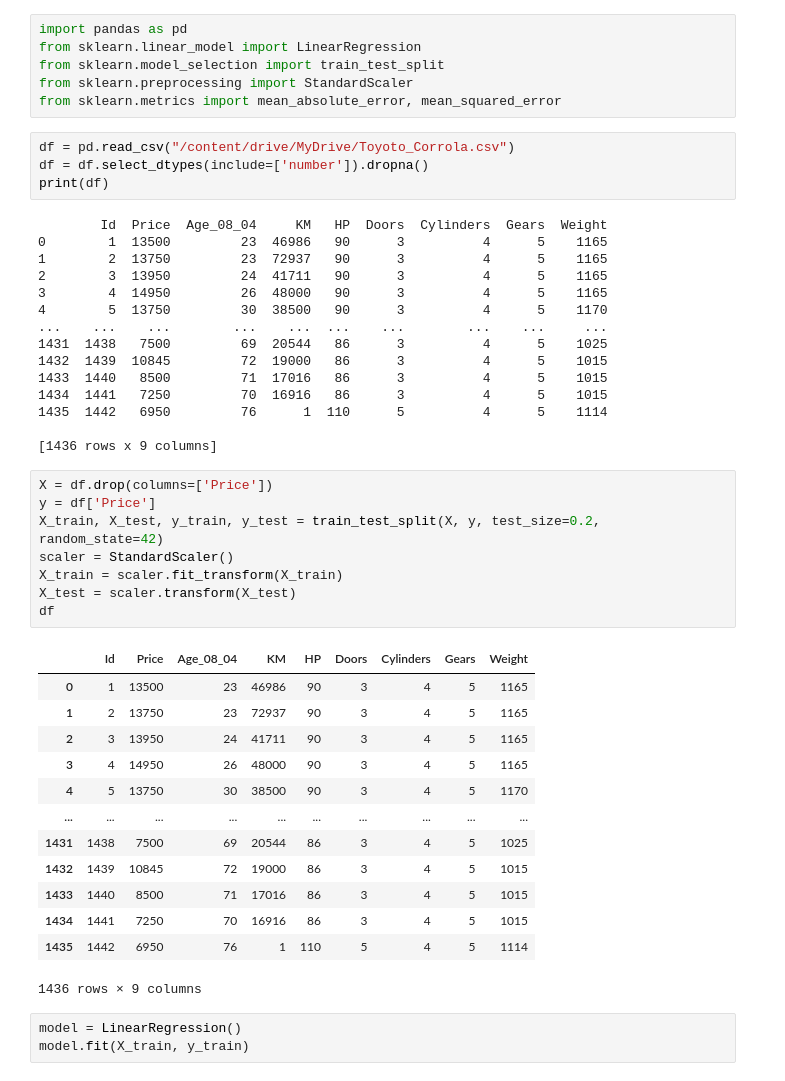
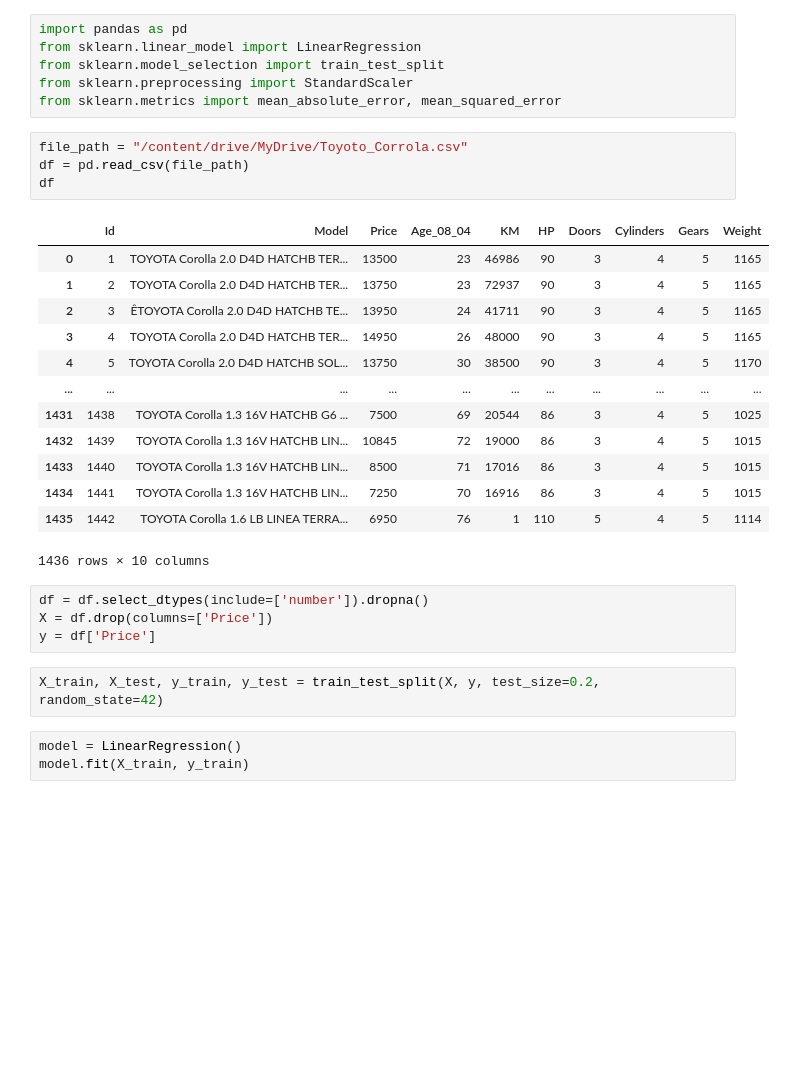
Before and after one commit to PranayTadakamalla/_Python_Examples_, a Jupyter notebook: Toyoto_Prediction_Assignment_2311CS020646.ipynb, the cells around one changed output. Saved outputs shown, nothing was run; the diff lists cells and outputs as text; blank space fills up the shorter version.

Commit message:
Toyoto_Prediction_Assignment_2311CS020646 File

```diff
--- a/Toyoto_Prediction_Assignment_2311CS020646.ipynb
+++ b/Toyoto_Prediction_Assignment_2311CS020646.ipynb
@@ -10,46 +10,29 @@ from sklearn.model_selection import train_test_split
 from sklearn.preprocessing import StandardScaler
 from sklearn.metrics import mean_absolute_error, mean_squared_error
 # %%
-df = pd.read_csv("/content/drive/MyDrive/Toyoto_Corrola.csv")
-df = df.select_dtypes(include=['number']).dropna()
-print(df)
+file_path = "/content/drive/MyDrive/Toyoto_Corrola.csv"
+df = pd.read_csv(file_path)
+df
 # %% [output]
+|  | Id | Model | Price | Age_08_04 | KM | HP | Doors | Cylinders | Gears | Weight |
+| 0 | 1 | TOYOTA Corolla 2.0 D4D HATCHB TER... | 13500 | 23 | 46986 | 90 | 3 | 4 | 5 | 1165 |
+| 1 | 2 | TOYOTA Corolla 2.0 D4D HATCHB TER... | 13750 | 23 | 72937 | 90 | 3 | 4 | 5 | 1165 |
+| 2 | 3 | ÊTOYOTA Corolla 2.0 D4D HATCHB TE... | 13950 | 24 | 41711 | 90 | 3 | 4 | 5 | 1165 |
+| 3 | 4 | TOYOTA Corolla 2.0 D4D HATCHB TER... | 14950 | 26 | 48000 | 90 | 3 | 4 | 5 | 1165 |
+| 4 | 5 | TOYOTA Corolla 2.0 D4D HATCHB SOL... | 13750 | 30 | 38500 | 90 | 3 | 4 | 5 | 1170 |
+| ... | ... | ... | ... | ... | ... | ... | ... | ... | ... | ... |
+| 1431 | 1438 | TOYOTA Corolla 1.3 16V HATCHB G6 ... | 7500 | 69 | 20544 | 86 | 3 | 4 | 5 | 1025 |
+| 1432 | 1439 | TOYOTA Corolla 1.3 16V HATCHB LIN... | 10845 | 72 | 19000 | 86 | 3 | 4 | 5 | 1015 |
+| 1433 | 1440 | TOYOTA Corolla 1.3 16V HATCHB LIN... | 8500 | 71 | 17016 | 86 | 3 | 4 | 5 | 1015 |
+| 1434 | 1441 | TOYOTA Corolla 1.3 16V HATCHB LIN... | 7250 | 70 | 16916 | 86 | 3 | 4 | 5 | 1015 |
+| 1435 | 1442 | TOYOTA Corolla 1.6 LB LINEA TERRA... | 6950 | 76 | 1 | 110 | 5 | 4 | 5 | 1114 |
-        Id  Price  Age_08_04     KM   HP  Doors  Cylinders  Gears  Weight
-0        1  13500         23  46986   90      3          4      5    1165
-1        2  13750         23  72937   90      3          4      5    1165
-2        3  13950         24  41711   90      3          4      5    1165
-3        4  14950         26  48000   90      3          4      5    1165
-4        5  13750         30  38500   90      3          4      5    1170
-...    ...    ...        ...    ...  ...    ...        ...    ...     ...
-1431  1438   7500         69  20544   86      3          4      5    1025
-1432  1439  10845         72  19000   86      3          4      5    1015
-1433  1440   8500         71  17016   86      3          4      5    1015
-1434  1441   7250         70  16916   86      3          4      5    1015
-1435  1442   6950         76      1  110      5          4      5    1114
-
-[1436 rows x 9 columns]
+1436 rows × 10 columns
+# %%
+df = df.select_dtypes(include=['number']).dropna()
+X = df.drop(columns=['Price'])
+y = df['Price']
 # %%
-X = df.drop(columns=['Price'])
-y = df['Price']
 X_train, X_test, y_train, y_test = train_test_split(X, y, test_size=0.2, random_state=42)
-scaler = StandardScaler()
-X_train = scaler.fit_transform(X_train)
-X_test = scaler.transform(X_test)
-df
-# %% [output]
-|  | Id | Price | Age_08_04 | KM | HP | Doors | Cylinders | Gears | Weight |
-| 0 | 1 | 13500 | 23 | 46986 | 90 | 3 | 4 | 5 | 1165 |
-| 1 | 2 | 13750 | 23 | 72937 | 90 | 3 | 4 | 5 | 1165 |
-| 2 | 3 | 13950 | 24 | 41711 | 90 | 3 | 4 | 5 | 1165 |
-| 3 | 4 | 14950 | 26 | 48000 | 90 | 3 | 4 | 5 | 1165 |
-| 4 | 5 | 13750 | 30 | 38500 | 90 | 3 | 4 | 5 | 1170 |
-| ... | ... | ... | ... | ... | ... | ... | ... | ... | ... |
-| 1431 | 1438 | 7500 | 69 | 20544 | 86 | 3 | 4 | 5 | 1025 |
-| 1432 | 1439 | 10845 | 72 | 19000 | 86 | 3 | 4 | 5 | 1015 |
-| 1433 | 1440 | 8500 | 71 | 17016 | 86 | 3 | 4 | 5 | 1015 |
-| 1434 | 1441 | 7250 | 70 | 16916 | 86 | 3 | 4 | 5 | 1015 |
-| 1435 | 1442 | 6950 | 76 | 1 | 110 | 5 | 4 | 5 | 1114 |
-1436 rows × 9 columns
 # %%
 model = LinearRegression()
 model.fit(X_train, y_train)
```
Also changed, not shown: parts of 2 cells of this notebook.
